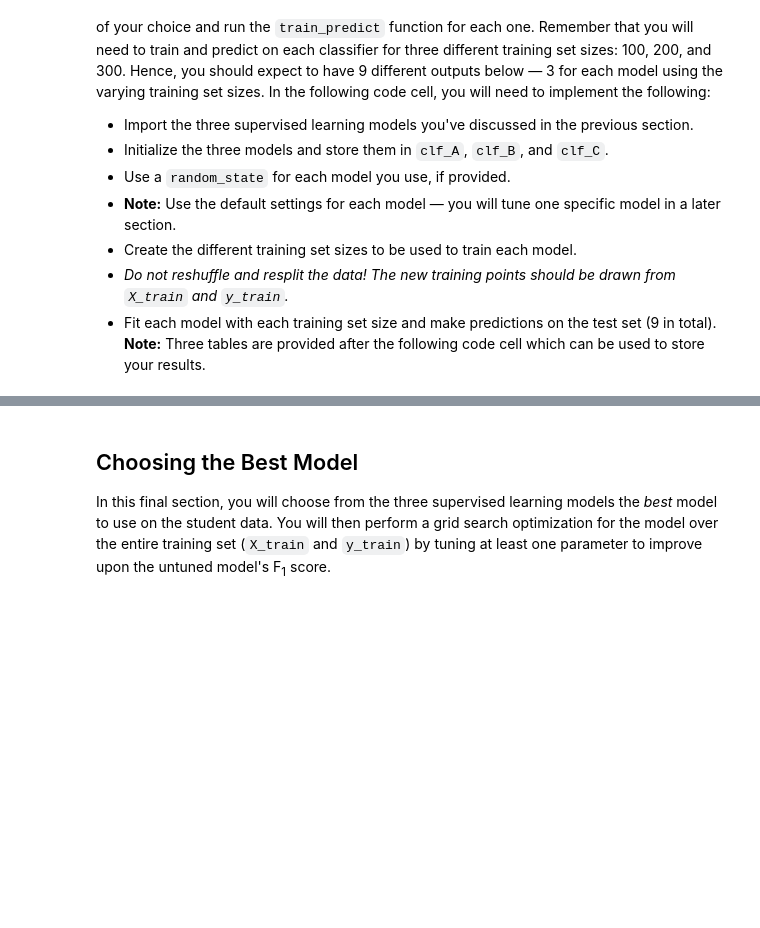
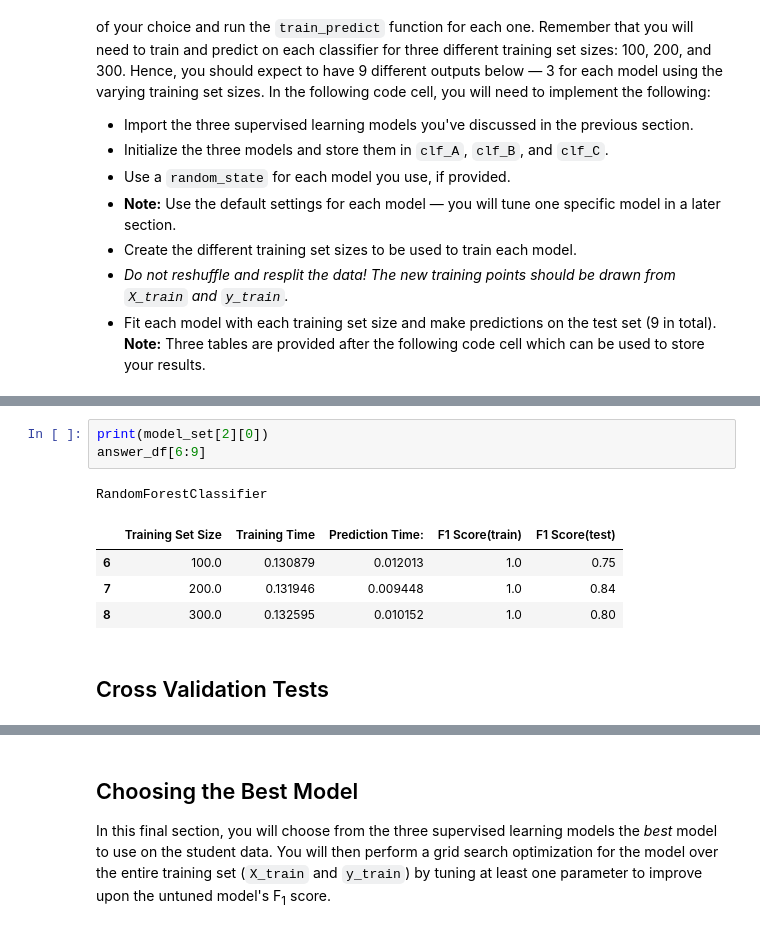
Before and after one commit to helenabdr/student_intervention, a Jupyter notebook: student_intervention/student_intervention.ipynb, the cells around one changed output, grey strips where cells are left out. Drawn from its saved outputs; the diff is of its cells as text; blank space fills up the shorter version.

```diff
--- a/student_intervention/student_intervention.ipynb
+++ b/student_intervention/student_intervention.ipynb
@@ -300,0 +311,11 @@ Edit the cell below to see how a table can be designed in [Markdown](https://git
+# %%
+print(model_set[2][0])
+answer_df[6:9]
+# %% [output]
+RandomForestClassifier
+|  | Training Set Size | Training Time | Prediction Time: | F1 Score(train) | F1 Score(test) |
+| 6 | 100.0 | 0.130879 | 0.012013 | 1.0 | 0.75 |
+| 7 | 200.0 | 0.131946 | 0.009448 | 1.0 | 0.84 |
+| 8 | 300.0 | 0.132595 | 0.010152 | 1.0 | 0.80 |
+# %% [markdown]
+## Cross Validation Tests
```
Also changed, not shown: parts of 20 cells of this notebook.
